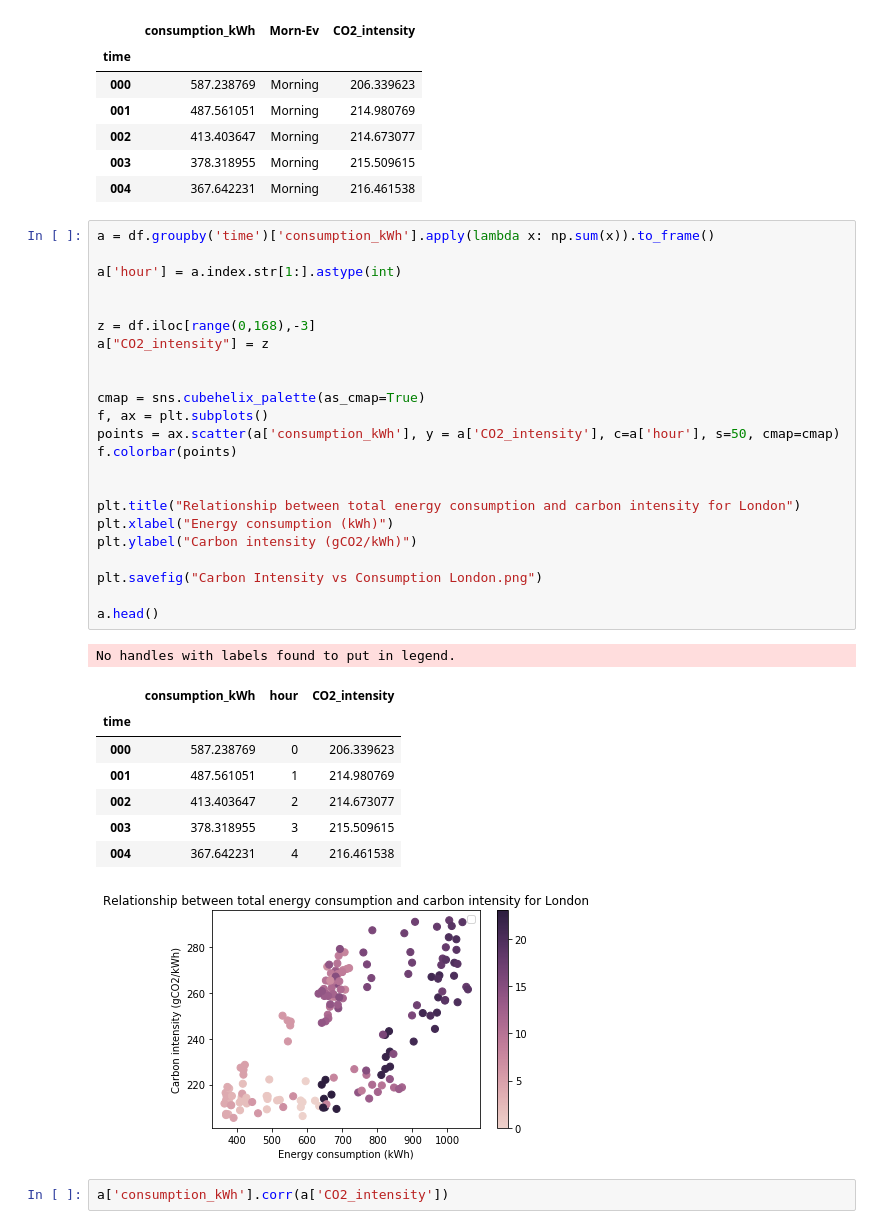
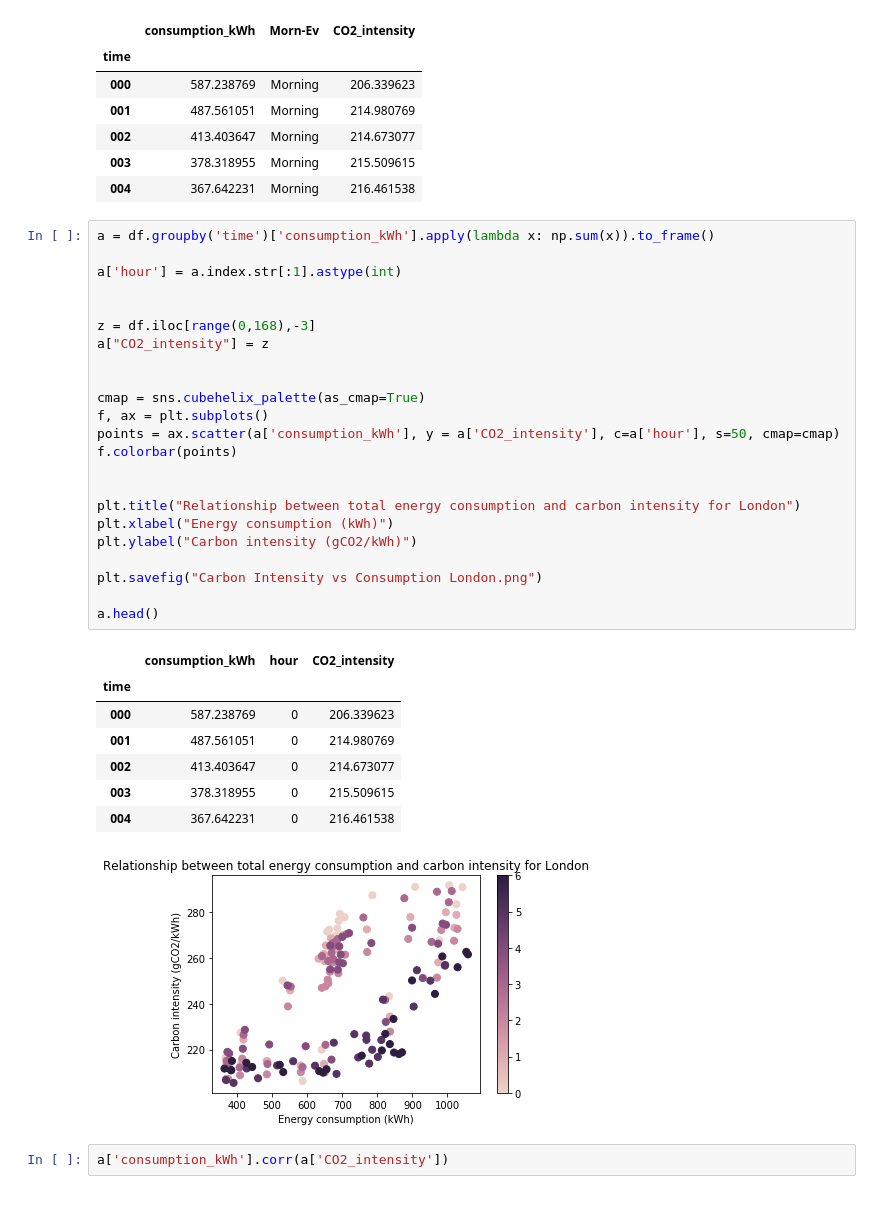
Before and after one commit to Nicolaskirsch2000/BASc-Dissertation, a Jupyter notebook: London Consumption-Carbon intensity model.ipynb, the cells around one changed output. Saved outputs shown, nothing was run; the diff lists cells and outputs as text.

Commit message:
more graphs london

```diff
--- a/London Consumption-Carbon intensity model.ipynb
+++ b/London Consumption-Carbon intensity model.ipynb
@@ -44,36 +44,35 @@ a.head()
 # %%
 a = df.groupby('time')['consumption_kWh'].apply(lambda x: np.sum(x)).to_frame()
 
-a['hour'] = a.index.str[1:].astype(int)
+a['hour'] = a.index.str[:1].astype(int)
 
 
 z = df.iloc[range(0,168),-3]
 a["CO2_intensity"] = z
 
 
 cmap = sns.cubehelix_palette(as_cmap=True)
 f, ax = plt.subplots()
 points = ax.scatter(a['consumption_kWh'], y = a['CO2_intensity'], c=a['hour'], s=50, cmap=cmap)
 f.colorbar(points)
 
 
 plt.title("Relationship between total energy consumption and carbon intensity for London")
 plt.xlabel("Energy consumption (kWh)")
 plt.ylabel("Carbon intensity (gCO2/kWh)")
 
 plt.savefig("Carbon Intensity vs Consumption London.png")
 
 a.head()
 # %% [output]
-No handles with labels found to put in legend.
 |  | consumption_kWh | hour | CO2_intensity |
 | time |  |  |  |
 | 000 | 587.238769 | 0 | 206.339623 |
-| 001 | 487.561051 | 1 | 214.980769 |
-| 002 | 413.403647 | 2 | 214.673077 |
-| 003 | 378.318955 | 3 | 215.509615 |
-| 004 | 367.642231 | 4 | 216.461538 |
+| 001 | 487.561051 | 0 | 214.980769 |
+| 002 | 413.403647 | 0 | 214.673077 |
+| 003 | 378.318955 | 0 | 215.509615 |
+| 004 | 367.642231 | 0 | 216.461538 |
-[figure, old version]
+[figure, new version]
 # %%
 a['consumption_kWh'].corr(a['CO2_intensity'])
 # %% [output]
```
Also changed, not shown: 5 other files.
